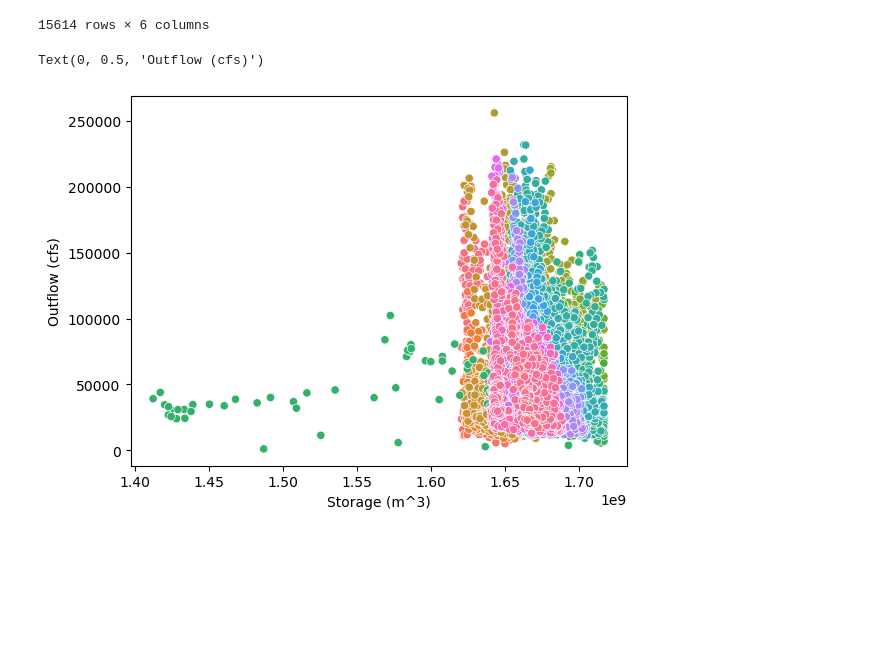
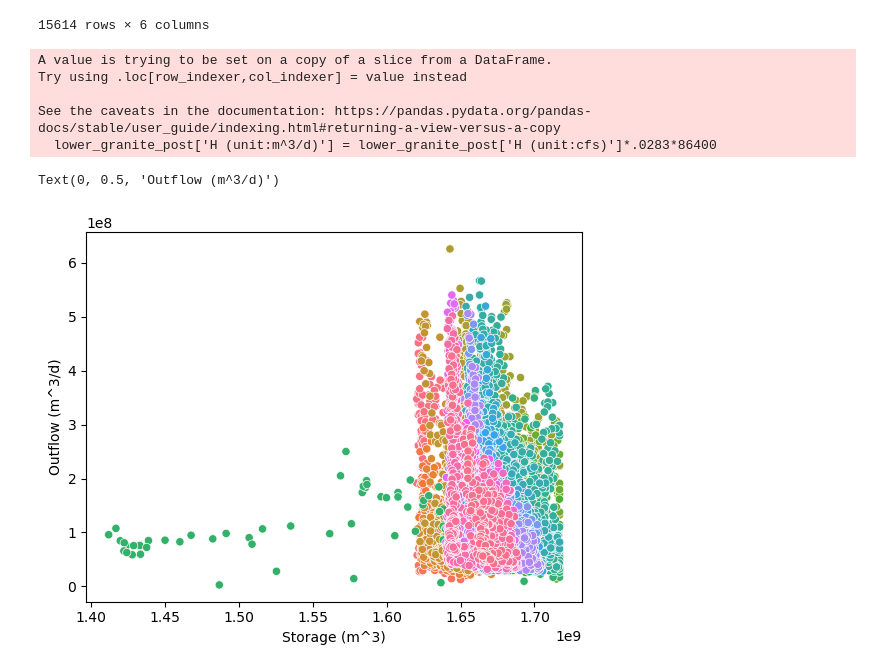
Before and after one commit to clairewang23/columbia_river_model, a Jupyter notebook: reservoir_data_testing.ipynb, the cells around one changed output. Drawn from its saved outputs; the diff is of its cells as text; code cells hidden in the pictures; blank space fills up the shorter version.

```diff
--- a/reservoir_data_testing.ipynb
+++ b/reservoir_data_testing.ipynb
@@ -216,8 +218,14 @@ See the caveats in the documentation: https://pandas.pydata.org/pandas-docs/stab
 15614 rows × 6 columns
 # %%
 # lower granite
-sns.scatterplot(x='Storage (m^3)',y='H (unit:cfs)',hue='date',data=lower_granite_post, legend=False)
-plt.ylabel('Outflow (cfs)')
+lower_granite_post['H (unit:m^3/d)'] = lower_granite_post['H (unit:cfs)']*.0283*86400
+sns.scatterplot(x='Storage (m^3)',y='H (unit:m^3/d)',hue='date',data=lower_granite_post, legend=False)
+plt.ylabel('Outflow (m^3/d)')
 # %% [output]
-Text(0, 0.5, 'Outflow (cfs)')
+A value is trying to be set on a copy of a slice from a DataFrame.
+Try using .loc[row_indexer,col_indexer] = value instead
+
+See the caveats in the documentation: https://pandas.pydata.org/pandas-docs/stable/user_guide/indexing.html#returning-a-view-versus-a-copy
+  lower_granite_post['H (unit:m^3/d)'] = lower_granite_post['H (unit:cfs)']*.0283*86400
+Text(0, 0.5, 'Outflow (m^3/d)')
-[figure, old version]
+[figure, new version]
```
Also changed, not shown: parts of 4 cells of this notebook, 3 other files.
